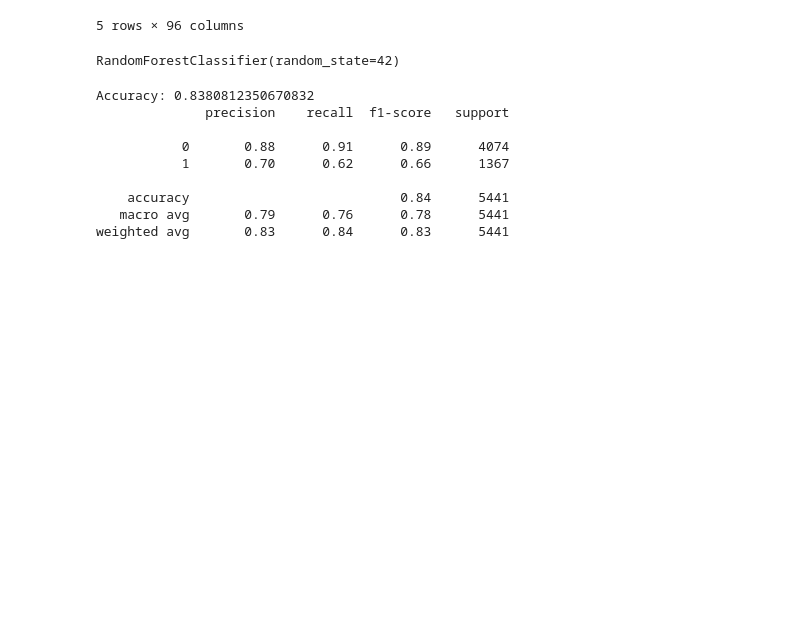
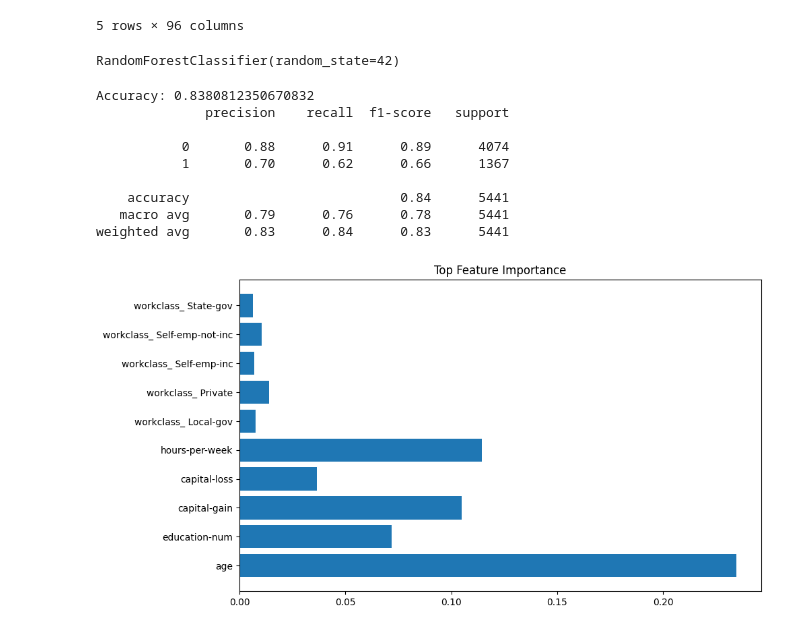
Before and after one commit to Robert-Langa/ai_ml_group7_project, a Jupyter notebook: random_forest.ipynb, the cells around one changed output. Cells and saved outputs as stored; diff of their text form; code cells hidden in the pictures; blank space fills up the shorter version.

Commit message:
Add feature importance graph and improve model analysis

```diff
--- a/random_forest.ipynb
+++ b/random_forest.ipynb
@@ -74,3 +74,15 @@ Accuracy: 0.8380812350670832
     accuracy                           0.84      5441
    macro avg       0.79      0.76      0.78      5441
 weighted avg       0.83      0.84      0.83      5441
+# %%
+import matplotlib.pyplot as plt
+
+importances = model.feature_importances_
+features = X.columns
+
+plt.figure(figsize=(10,6))
+plt.barh(features[:10], importances[:10])
+plt.title("Top Feature Importance")
+plt.show()
+# %% [output]
+[figure, added]
```
